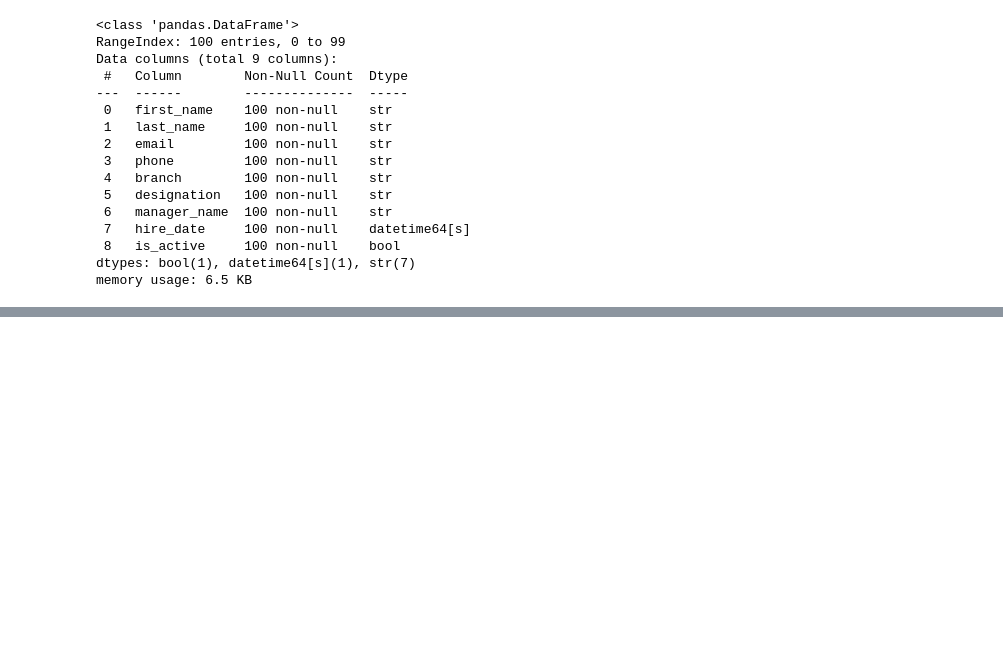
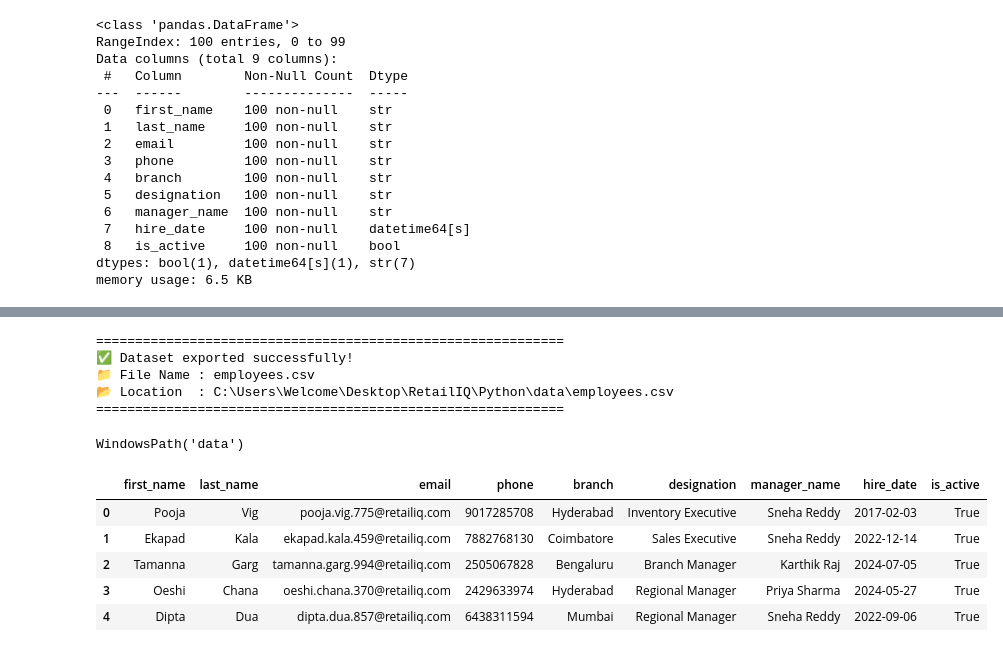
Before and after one commit to adhithyaaa2424/RetailIQ-Enterprise-Sales-Analytics-Business-Intelligence-Platform, a Jupyter notebook: Python/notebooks/03_generate_employees.ipynb, the cells around one changed output, grey strips where cells are left out. Cells and saved outputs as stored; diff of their text form; code cells hidden in the pictures; blank space fills up the shorter version.

```diff
--- a/Python/notebooks/03_generate_employees.ipynb
+++ b/Python/notebooks/03_generate_employees.ipynb
@@ -315,0 +311,29 @@ Running Employee Validations...
+# %%
+export_to_csv(
+    employees_df,
+    "employees.csv",
+    Path("../data")
+)
+# %% [output]
+============================================================
+✅ Dataset exported successfully!
+📁 File Name : employees.csv
+📂 Location  : C:\Users\Welcome\Desktop\RetailIQ\Python\data\employees.csv
+============================================================
+# %%
+Path("data")
+# %% [output]
+WindowsPath('data')
+# %%
+from src.generators import generate_employees
+
+employees_df = generate_employees(100)
+
+employees_df.head()
+# %% [output]
+|  | first_name | last_name | email | phone | branch | designation | manager_name | hire_date | is_active |
+| 0 | Pooja | Vig | pooja.vig.775@retailiq.com | 9017285708 | Hyderabad | Inventory Executive | Sneha Reddy | 2017-02-03 | True |
+| 1 | Ekapad | Kala | ekapad.kala.459@retailiq.com | 7882768130 | Coimbatore | Sales Executive | Sneha Reddy | 2022-12-14 | True |
+| 2 | Tamanna | Garg | tamanna.garg.994@retailiq.com | 2505067828 | Bengaluru | Branch Manager | Karthik Raj | 2024-07-05 | True |
+| 3 | Oeshi | Chana | oeshi.chana.370@retailiq.com | 2429633974 | Hyderabad | Regional Manager | Priya Sharma | 2024-05-27 | True |
+| 4 | Dipta | Dua | dipta.dua.857@retailiq.com | 6438311594 | Mumbai | Regional Manager | Sneha Reddy | 2022-09-06 | True |
```
Also changed, not shown: parts of 13 cells of this notebook, 6 other files.
